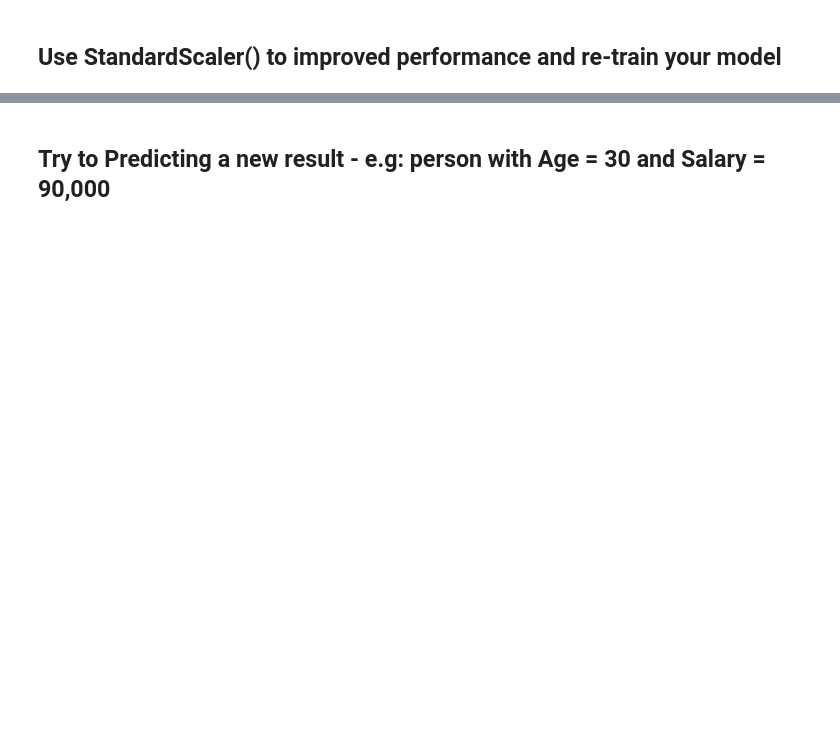
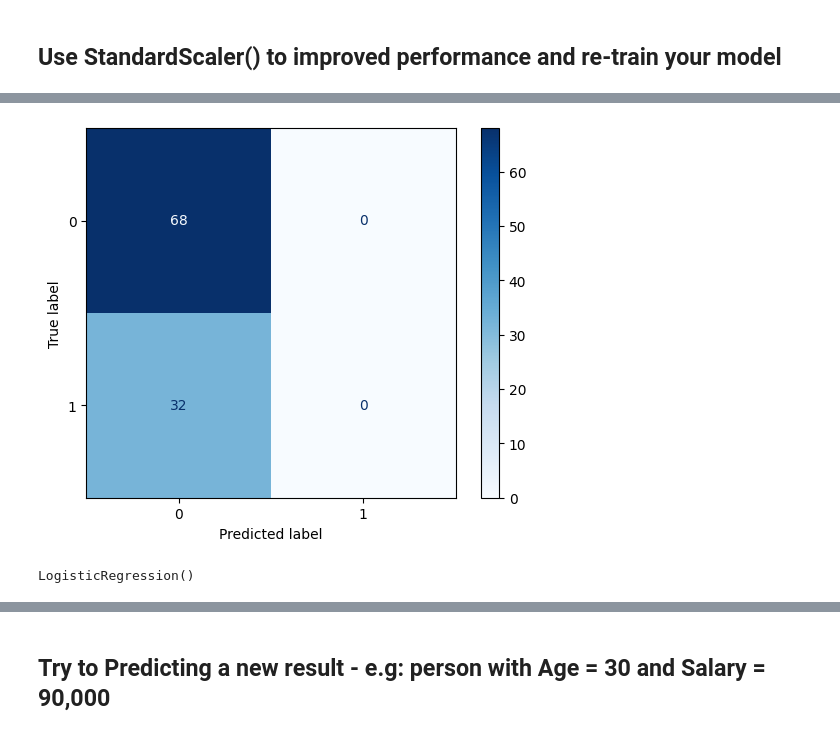
Before and after one commit to Tuwaiq-Data-Science-Bootcamp-V4/Logistic-Regression-Lab, a Jupyter notebook: LogisticRegression_Assignment.ipynb, the cells around one changed output, grey strips where cells are left out. Saved outputs shown, nothing was run; the diff lists cells and outputs as text; code cells hidden in the pictures; blank space fills up the shorter version.

```diff
--- a/LogisticRegression_Assignment.ipynb
+++ b/LogisticRegression_Assignment.ipynb
@@ -28,0 +49,3 @@ memory usage: 15.8+ KB
+# %%
+y= df[['Purchased']]
+y
@@ -49,2 +90,4 @@ Name: Purchased, dtype: int64
 # %% [markdown]
 ## Train the model with random_state = 0
+# %%
+X_train, X_test, y_train, y_test = train_test_split(x, y, test_size=0.25, random_state=0)
@@ -50,0 +97,4 @@ Name: Purchased, dtype: int64
+# %%
+logreg = LogisticRegression()
+# %%
+logreg.fit(X_train,y_train)
@@ -110,0 +164,6 @@ weighted avg       0.89      0.89      0.89       100
+# %%
+from sklearn.metrics import plot_confusion_matrix
+plot_confusion_matrix(logreg, X_test , y_test , cmap='Blues');
+plt.show()
+# %% [output]
+[figure, added]
@@ -110,0 +176,4 @@ weighted avg       0.89      0.89      0.89       100
+# %%
+logreg.fit(x_train_scaler, y_train)
+# %% [output]
+LogisticRegression()
```
Also changed, not shown: parts of 36 cells of this notebook.
